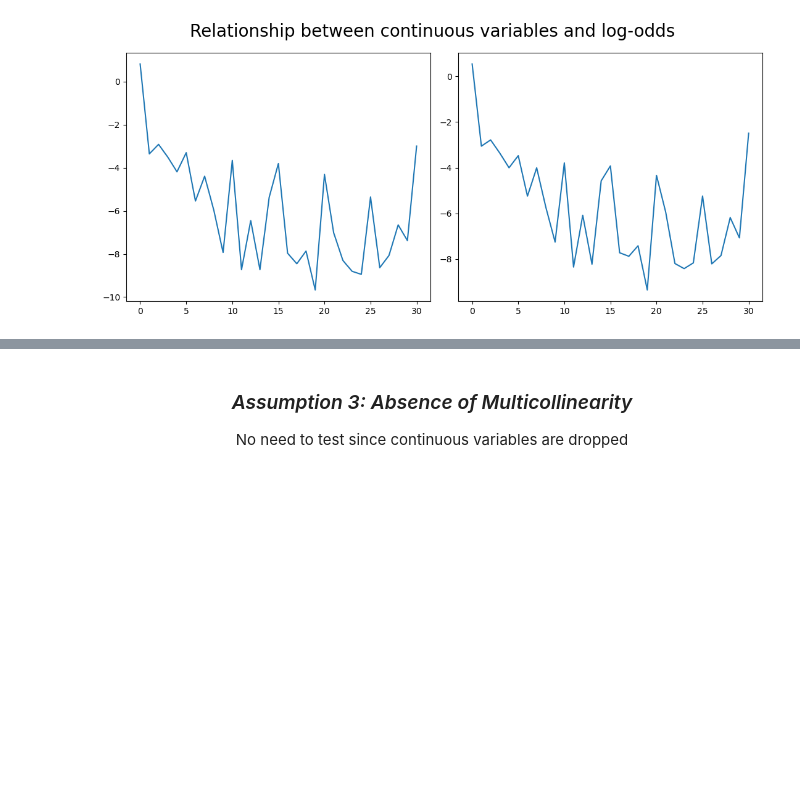
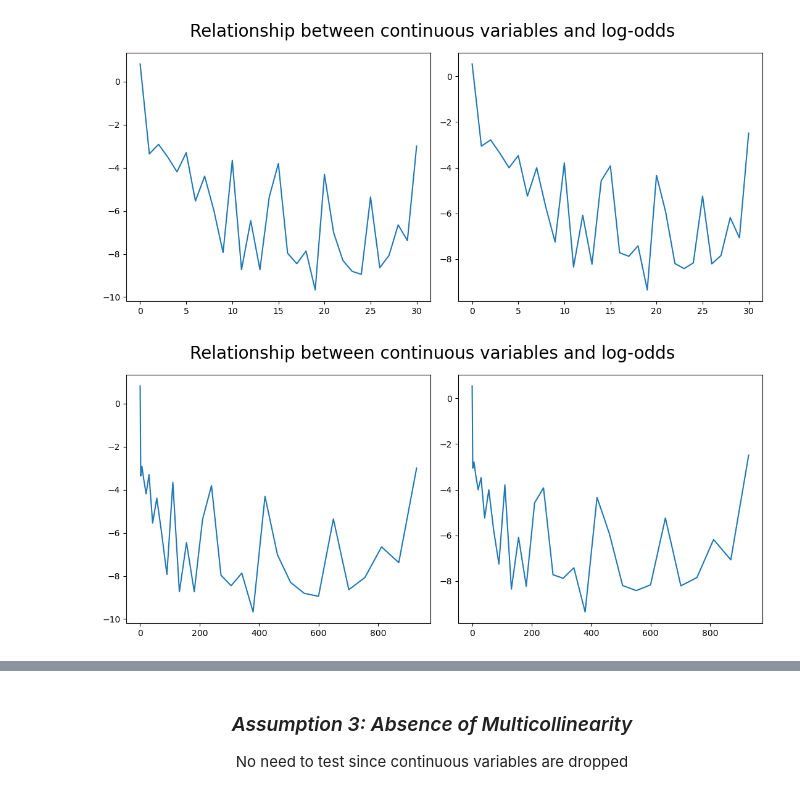
Before and after one commit to dylboth/Personal_Projects, a Jupyter notebook: Nutrition.ipynb, the cells around one changed output, grey strips where cells are left out. Cells and saved outputs as stored; diff of their text form; code cells hidden in the pictures; blank space fills up the shorter version.

```diff
--- a/Nutrition.ipynb
+++ b/Nutrition.ipynb
@@ -222,3 +209,24 @@ fig.suptitle('Relationship between continuous variables and log-odds', size=20)
 fig.tight_layout()
 # %% [output]
 [figure]
+# %%
+fig, ax = plt.subplots(1, 2, figsize=(11,5))
+ax = ax.ravel()
+
+
+sns.lineplot(
+    x=test_data.MentHlth.unique() + test_data.MentHlth.unique() ** 2,
+    y=ment_log_odds,
+    ax=ax[0]
+)
+
+sns.lineplot(
+    x=test_data.PhysHlth.unique() + test_data.PhysHlth.unique() ** 2,
+    y=phys_log_odds,
+    ax=ax[1]
+)
+
+fig.suptitle('Relationship between continuous variables and log-odds', size=20)
+fig.tight_layout()
+# %% [output]
+[figure, added]
```
Also changed, not shown: parts of 9 cells of this notebook.
